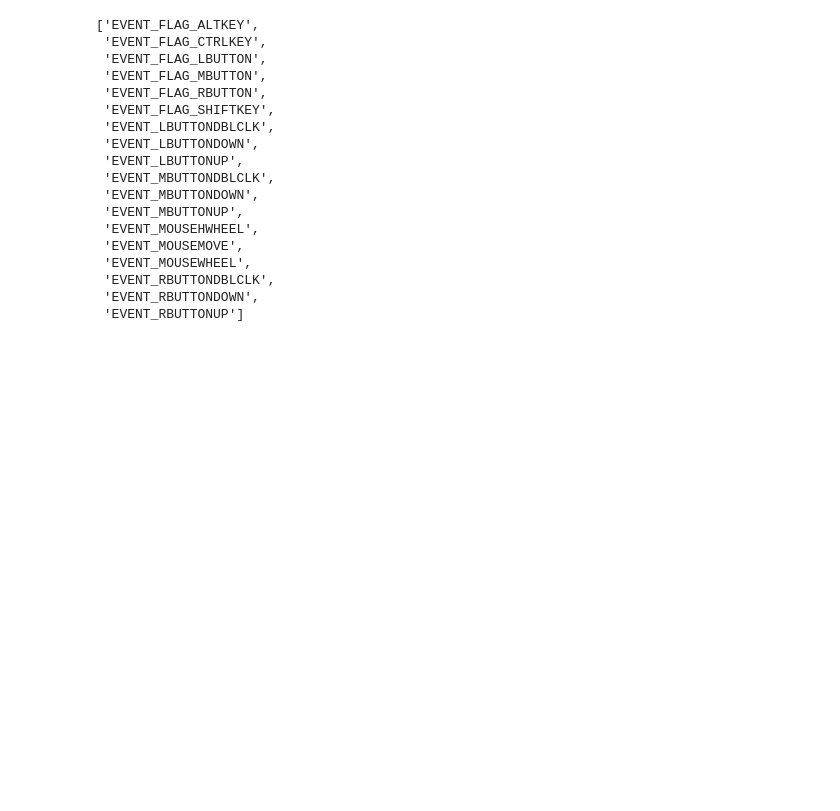
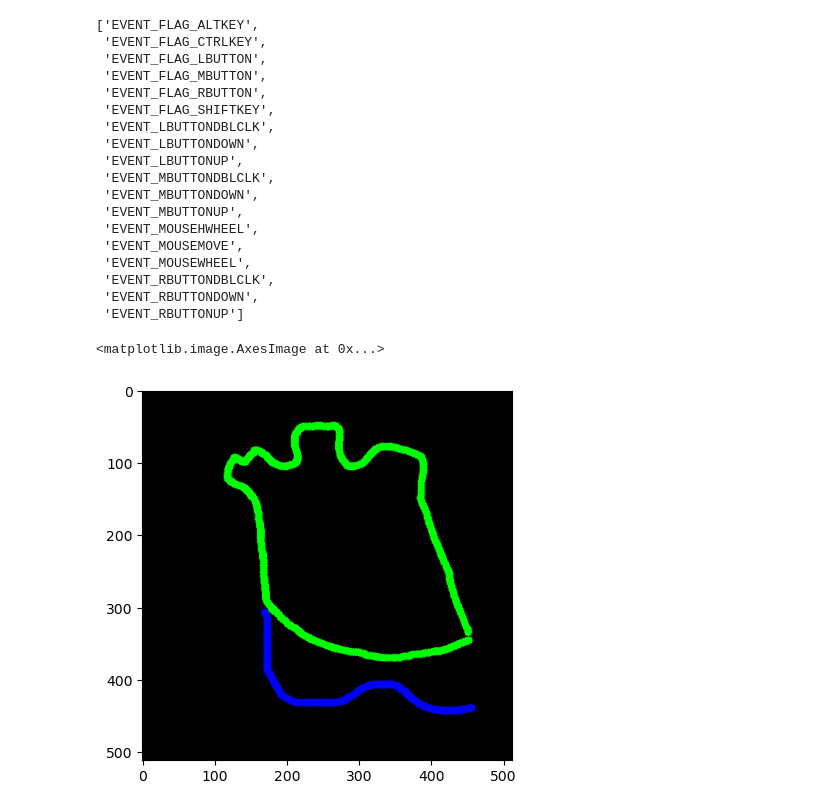
Before and after one commit to mjmousavi97/image-processing-and-computer_vision-using-opencv, a Jupyter notebook: projects/session_3/src/Mouse_Click_Event.ipynb, the cells around one changed output. Cells and saved outputs as stored; diff of their text form; code cells hidden in the pictures; blank space fills up the shorter version.

```diff
--- a/projects/session_3/src/Mouse_Click_Event.ipynb
+++ b/projects/session_3/src/Mouse_Click_Event.ipynb
@@ -73,29 +74,44 @@ events
 # %%
 image = np.zeros(shape=(512, 512, 3), dtype=np.uint8)
 LBDOWN = False
+color = (255, 0, 0)
 
 def brush(event, x, y, flag, param):
     global image
+    global color
     global LBDOWN
 
     if event == cv2.EVENT_LBUTTONDOWN:
-        cv2.circle(image, (x, y), 5, (255, 0, 0), -1)
+        cv2.circle(image, (x, y), 5, color, -1)
         LBDOWN = True
 
     elif event == cv2.EVENT_MOUSEMOVE:
         if LBDOWN == True:
-            cv2.circle(image, (x, y), 5, (0, 0, 255), -1)
+            cv2.circle(image, (x, y), 5, color, -1)
 
     elif event == cv2.EVENT_LBUTTONUP:
         LBDOWN = False
 
 cv2.namedWindow("Image")
 cv2.setMouseCallback("Image", brush)
 
 while True:
     cv2.imshow("Image", image)
 
-    if cv2.waitKey(1) == 27:
+    key = cv2.waitKey(1)
+
+    if (key & 0xFF) == 27:
         break
+    elif (key & 0xFF) == ord("g"):
+        color = (0, 255, 0)
+    elif (key & 0xFF) == ord("r"):
+        color = (0, 0, 255)
+    elif (key & 0xFF) == ord("b"):
+        color = (255, 0, 0)
 
 cv2.destroyAllWindows()
+
+plt.imshow(image[..., ::-1])
+# %% [output]
+<matplotlib.image.AxesImage at 0x...>
+[figure, added]
```
Also changed, not shown: parts of 13 cells of this notebook.
